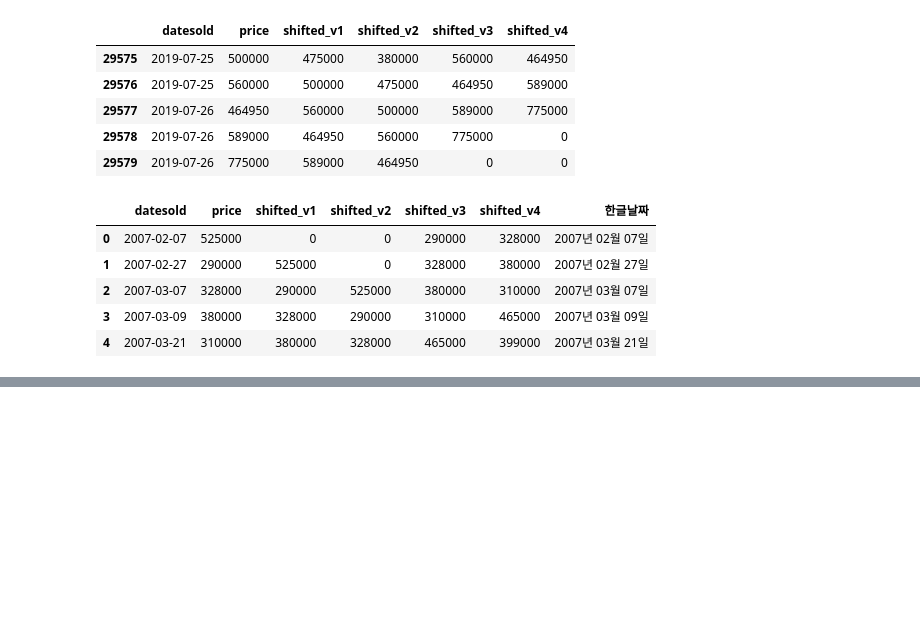
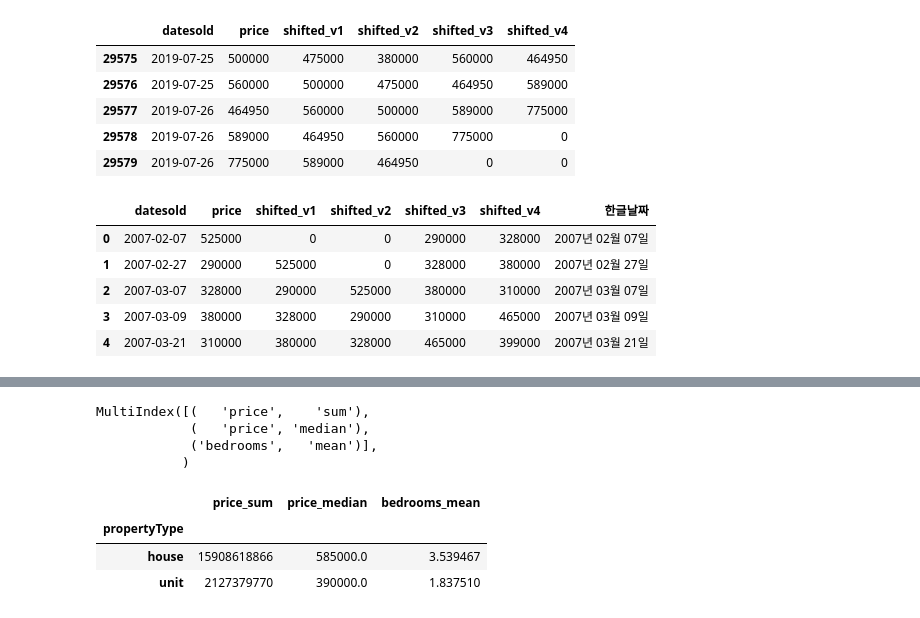
Before and after one commit to dschloe/streamlitbook-saraevan, a Jupyter notebook: ch02/step02_pandas.ipynb, the cells around one changed output, grey strips where cells are left out. Cells and saved outputs as stored; diff of their text form; code cells hidden in the pictures; blank space fills up the shorter version.

```diff
--- a/ch02/step02_pandas.ipynb
+++ b/ch02/step02_pandas.ipynb
@@ -319,0 +358,23 @@ https://datascienceschool.net/01%20python/04.07%20%ED%94%BC%EB%B4%87%ED%85%8C%EC
+# %%
+grouped.columns
+# %% [output]
+MultiIndex([(   'price',    'sum'),
+            (   'price', 'median'),
+            ('bedrooms',   'mean')],
+           )
+# %%
+new_columns = []
+for col in grouped.columns:
+    if isinstance(col, tuple):
+        new_col = f'{col[0]}_{col[1]}'
+    else:
+        new_col = col
+    new_columns.append(new_col)
+
+grouped.columns = new_columns
+grouped
+# %% [output]
+|  | price_sum | price_median | bedrooms_mean |
+| propertyType |  |  |  |
+| house | 15908618866 | 585000.0 | 3.539467 |
+| unit | 2127379770 | 390000.0 | 1.837510 |
```
Also changed, not shown: parts of 6 cells of this notebook, 4 other files.
